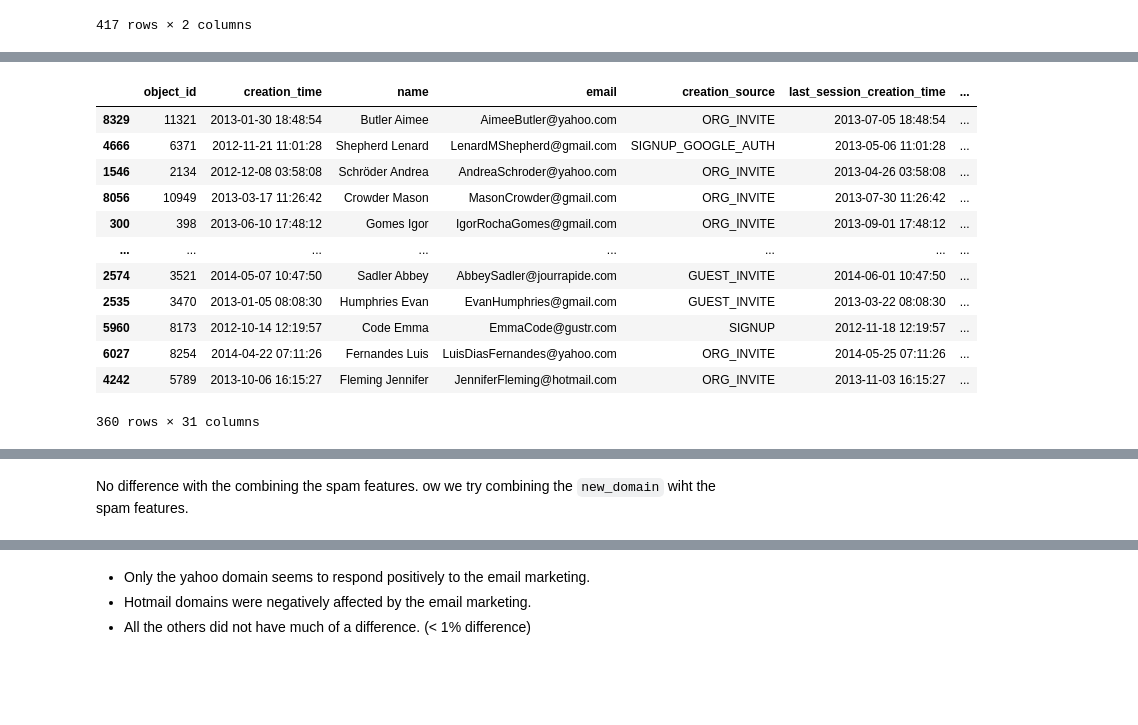
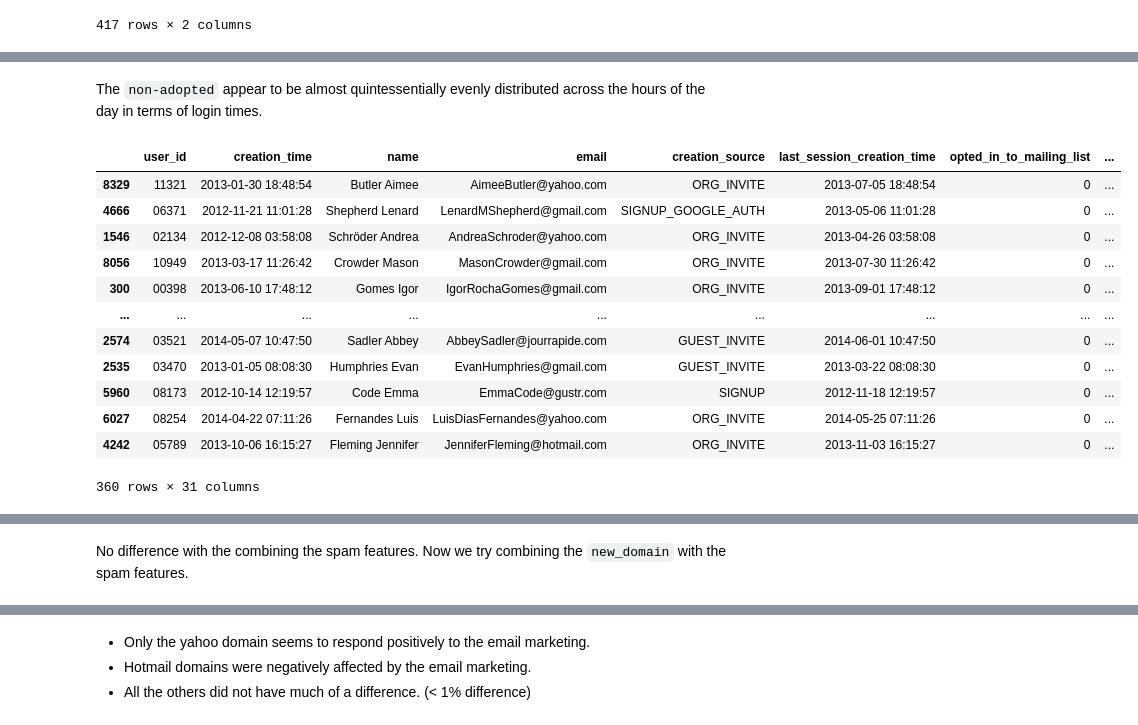
Before and after one commit to jonnross88/ultimate_project_3, a Jupyter notebook: relax.ipynb, the cells around one changed output, grey strips where cells are left out. Cells and saved outputs as stored; diff of their text form; code cells hidden in the pictures; blank space fills up the shorter version.

```diff
--- a/relax.ipynb
+++ b/relax.ipynb
@@ -1200,43 +977,43 @@ org_invite.sort_values(by="sent_referrals", ascending=False)
 # %%
 # Get the org_id which has the highest portion of adopted users compared to its total users
 # bin them into 5 groups
-all_users_df["org_id_adopted_ratio"] = all_users_df.groupby("org_id")[
-    "adopted_user"
-].transform("mean")
+all_users_df["org_id_adopted_ratio"] = all_users_df.groupby(
+    "org_id")["adopted_user"].transform("mean")
 all_users_df["org_id_count"] = all_users_df["org_id"].map(
-    all_users_df["org_id"].value_counts()
-)
+    all_users_df["org_id"].value_counts())
 
 # create an organiztion dataframe with the org_id as the index and put the descriptions in the columns
-org_df = all_users_df.groupby("org_id")["org_id_adopted_ratio"].mean().reset_index()
-org_df["org_id_count"] = org_df["org_id"].map(all_users_df["org_id"].value_counts())
+org_df = all_users_df.groupby(
+    "org_id")["org_id_adopted_ratio"].mean().reset_index()
+org_df["org_id_count"] = org_df["org_id"].map(
+    all_users_df["org_id"].value_counts())
 # add a column with thhe day the organization first logged in
-org_df["org_first_login"] = all_users_df.groupby("org_id")["creation_time"].min()
+org_df["org_first_login"] = all_users_df.groupby(
+    "org_id")["creation_time"].min()
 # Add a column with the day the organization last logged in
-org_df["org_last_login"] = all_users_df.groupby("org_id")[
-    "last_session_creation_time"
-].max()
+org_df["org_last_login"] = all_users_df.groupby(
+    "org_id")["last_session_creation_time"].max()
 # get the account age for the organization
-org_df["org_account_age"] = (
-    org_df["org_last_login"] - org_df["org_first_login"]
-).dt.days
+org_df["org_account_age"] = (org_df["org_last_login"] -
+                             org_df["org_first_login"]).dt.days
 # get the number of logins for the organization
-org_df["number_of_logins"] = all_users_df.groupby(["org_id"])["frequency"].sum()
+org_df["number_of_logins"] = all_users_df.groupby(["org_id"
+                                                   ])["frequency"].sum()
 # get the number of adopted users for the organization
-org_df["number_of_adopted_users"] = all_users_df.groupby(["org_id"])[
-    "adopted_user"
-].sum()
+org_df["number_of_adopted_users"] = all_users_df.groupby(
+    ["org_id"])["adopted_user"].sum()
 
 all_users_df.hvplot.scatter(
     y="account_age",
-    x="frequency",
+    x="recency",
     c="adopted_user",
+    cmap=['silver', 'green'],
     size=2,
     alpha=0.7,
     height=500,
     width=800,
     hover_cols=["user_id"],
     grid=True,
-).opts(active_tools=["box_zoom"], color_levels=5)
+).opts(active_tools=["box_zoom"], title="Account Age vs Recency")
 # %% [output]
 [interactive output not drawn]
@@ -1341,21 +1133,23 @@ plot_cat_bars(org_grouped_all_users, ["org_group"]) + plot_cat_active_stacked_ba
+# %% [markdown]
+The `non-adopted` appear to be almost quintessentially evenly distributed across the hours of the day in terms of login times.
 # %%
 # show the users who are not adopted but have a high number of logins
-all_users_df[(all_users_df["logins"] > 3)
+all_users_df[(all_users_df["frequency"] > 3)
              & (all_users_df["adopted_user"] == 0)].sort_values(
-                 by=["logins"], ascending=False)
+                 by=["frequency"], ascending=False)
 # %% [output]
-|  | object_id | creation_time | name | email | creation_source | last_session_creation_time | ... |
-| 8329 | 11321 | 2013-01-30 18:48:54 | Butler Aimee | AimeeButler@yahoo.com | ORG_INVITE | 2013-07-05 18:48:54 | ... |
-| 4666 | 6371 | 2012-11-21 11:01:28 | Shepherd Lenard | LenardMShepherd@gmail.com | SIGNUP_GOOGLE_AUTH | 2013-05-06 11:01:28 | ... |
-| 1546 | 2134 | 2012-12-08 03:58:08 | Schröder Andrea | AndreaSchroder@yahoo.com | ORG_INVITE | 2013-04-26 03:58:08 | ... |
-| 8056 | 10949 | 2013-03-17 11:26:42 | Crowder Mason | MasonCrowder@gmail.com | ORG_INVITE | 2013-07-30 11:26:42 | ... |
-| 300 | 398 | 2013-06-10 17:48:12 | Gomes Igor | IgorRochaGomes@gmail.com | ORG_INVITE | 2013-09-01 17:48:12 | ... |
-| ... | ... | ... | ... | ... | ... | ... | ... |
-| 2574 | 3521 | 2014-05-07 10:47:50 | Sadler Abbey | AbbeySadler@jourrapide.com | GUEST_INVITE | 2014-06-01 10:47:50 | ... |
-| 2535 | 3470 | 2013-01-05 08:08:30 | Humphries Evan | EvanHumphries@gmail.com | GUEST_INVITE | 2013-03-22 08:08:30 | ... |
-| 5960 | 8173 | 2012-10-14 12:19:57 | Code Emma | EmmaCode@gustr.com | SIGNUP | 2012-11-18 12:19:57 | ... |
-| 6027 | 8254 | 2014-04-22 07:11:26 | Fernandes Luis | LuisDiasFernandes@yahoo.com | ORG_INVITE | 2014-05-25 07:11:26 | ... |
-| 4242 | 5789 | 2013-10-06 16:15:27 | Fleming Jennifer | JenniferFleming@hotmail.com | ORG_INVITE | 2013-11-03 16:15:27 | ... |
+|  | user_id | creation_time | name | email | creation_source | last_session_creation_time | opted_in_to_mailing_list | ... |
+| 8329 | 11321 | 2013-01-30 18:48:54 | Butler Aimee | AimeeButler@yahoo.com | ORG_INVITE | 2013-07-05 18:48:54 | 0 | ... |
+| 4666 | 06371 | 2012-11-21 11:01:28 | Shepherd Lenard | LenardMShepherd@gmail.com | SIGNUP_GOOGLE_AUTH | 2013-05-06 11:01:28 | 0 | ... |
+| 1546 | 02134 | 2012-12-08 03:58:08 | Schröder Andrea | AndreaSchroder@yahoo.com | ORG_INVITE | 2013-04-26 03:58:08 | 0 | ... |
+| 8056 | 10949 | 2013-03-17 11:26:42 | Crowder Mason | MasonCrowder@gmail.com | ORG_INVITE | 2013-07-30 11:26:42 | 0 | ... |
+| 300 | 00398 | 2013-06-10 17:48:12 | Gomes Igor | IgorRochaGomes@gmail.com | ORG_INVITE | 2013-09-01 17:48:12 | 0 | ... |
+| ... | ... | ... | ... | ... | ... | ... | ... | ... |
+| 2574 | 03521 | 2014-05-07 10:47:50 | Sadler Abbey | AbbeySadler@jourrapide.com | GUEST_INVITE | 2014-06-01 10:47:50 | 0 | ... |
+| 2535 | 03470 | 2013-01-05 08:08:30 | Humphries Evan | EvanHumphries@gmail.com | GUEST_INVITE | 2013-03-22 08:08:30 | 0 | ... |
+| 5960 | 08173 | 2012-10-14 12:19:57 | Code Emma | EmmaCode@gustr.com | SIGNUP | 2012-11-18 12:19:57 | 0 | ... |
+| 6027 | 08254 | 2014-04-22 07:11:26 | Fernandes Luis | LuisDiasFernandes@yahoo.com | ORG_INVITE | 2014-05-25 07:11:26 | 0 | ... |
+| 4242 | 05789 | 2013-10-06 16:15:27 | Fleming Jennifer | JenniferFleming@hotmail.com | ORG_INVITE | 2013-11-03 16:15:27 | 0 | ... |
 360 rows × 31 columns
 # %%
 new_df = all_users_df.copy()
@@ -1408,7 +1190,7 @@ hv.Layout(
 # %% [output]
 [interactive output not drawn]
 # %% [markdown]
-No difference with the combining the spam features. ow we try combining the `new_domain` wiht the spam features.
+No difference with the combining the spam features. Now we try combining the `new_domain` with the spam features.
 # %%
 # multiply the spam prod and the domain columns
 new_df["spam_prod"] = new_df["spam_prod"].astype("string")
```
Also changed, not shown: parts of 81 cells of this notebook, 1 other file.
